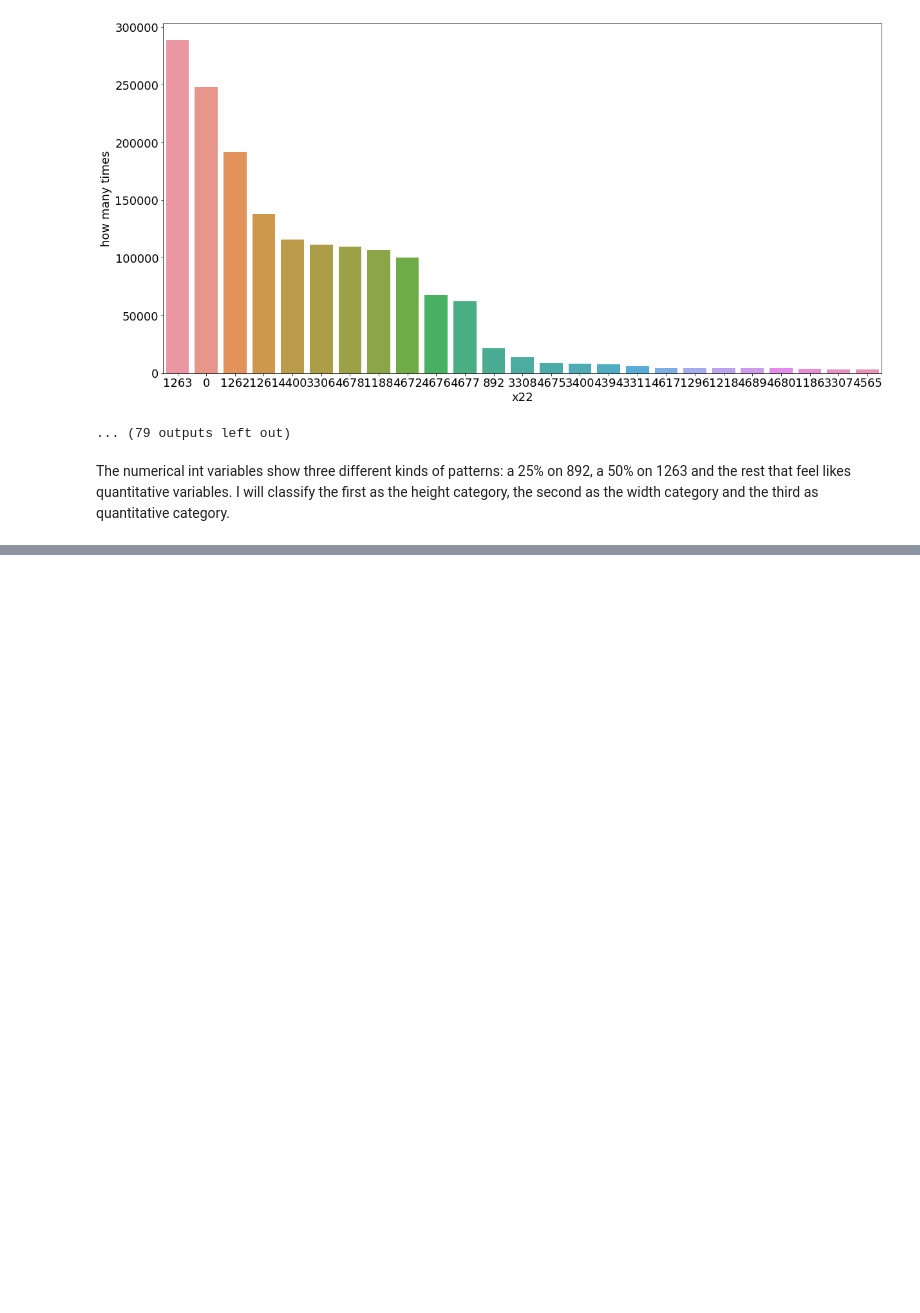
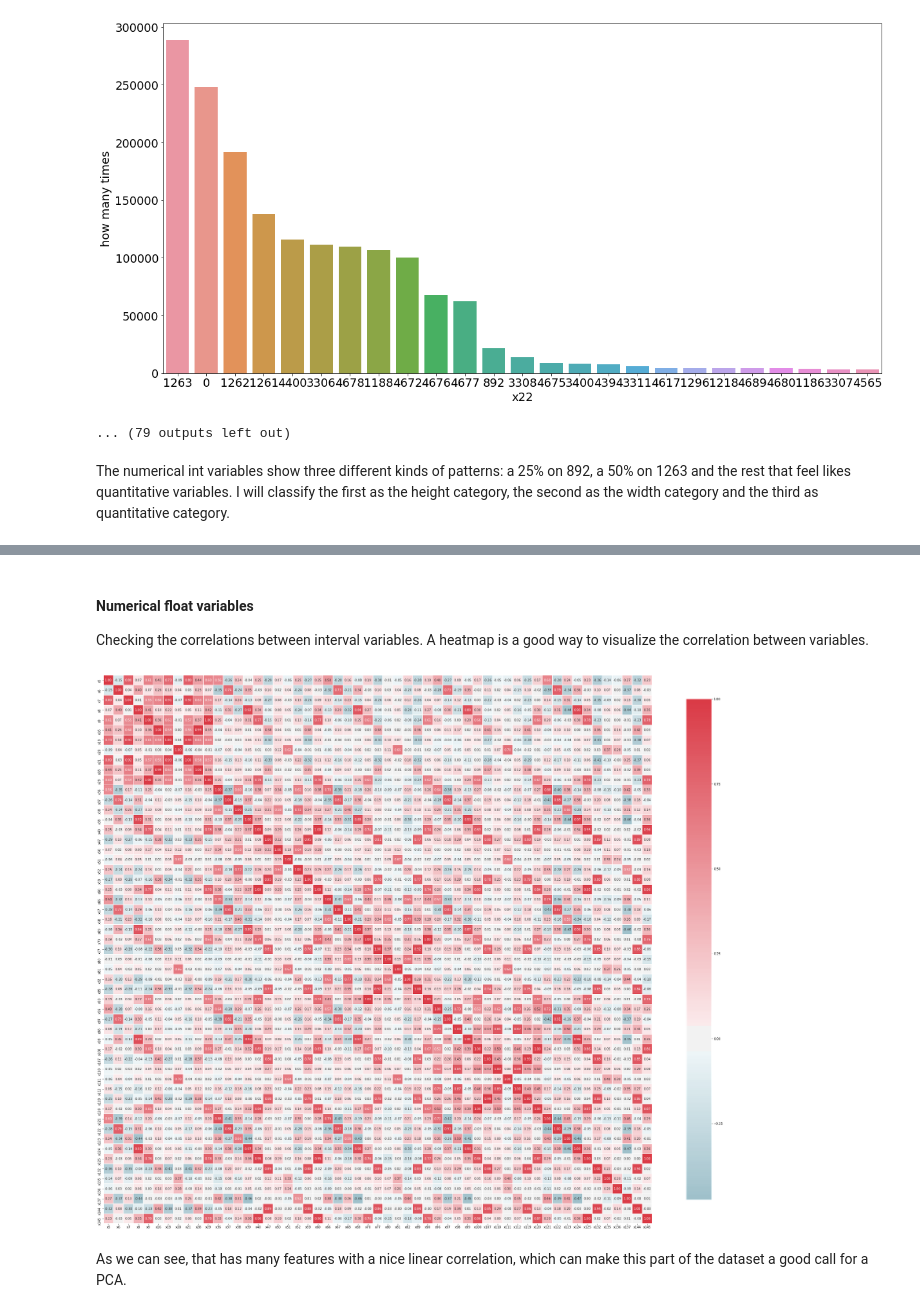
Before and after one commit to felipe-dossantos-dev/mlnd-capstone-tradeshift, a Jupyter notebook: notebooks/capstone-report.ipynb, the cells around one changed output, grey strips where cells are left out. Saved outputs shown, nothing was run; the diff lists cells and outputs as text; code cells hidden in the pictures; blank space fills up the shorter version.

```diff
--- a/notebooks/capstone-report.ipynb
+++ b/notebooks/capstone-report.ipynb
@@ -576,0 +589,10 @@ meta[(meta.category == 'height')]
+# %% [markdown]
+#### Numerical float variables <a class="anchor" id="float_variables"></a>
+
+Checking the correlations between interval variables. A heatmap is a good way to visualize the correlation between variables.
+# %%
+pl.correlation_map(train_features, float_features)
+# %% [output]
+[figure, added]
+# %% [markdown]
+As we can see, that has many features with a nice linear correlation, which can make this part of the dataset a good call for a PCA.
```
Also changed, not shown: parts of 11 cells of this notebook, 1 other file.
